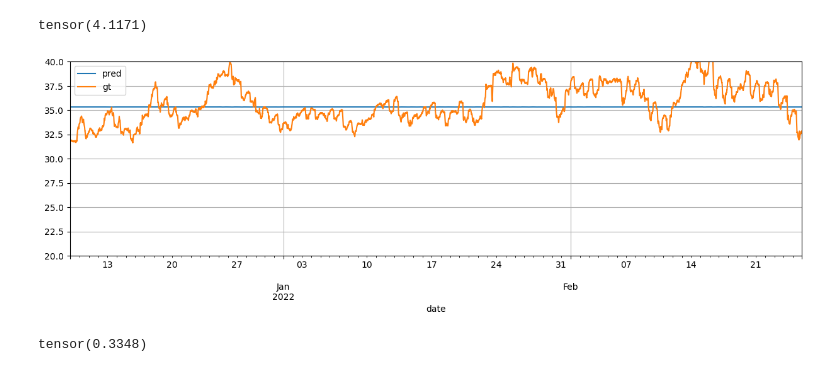
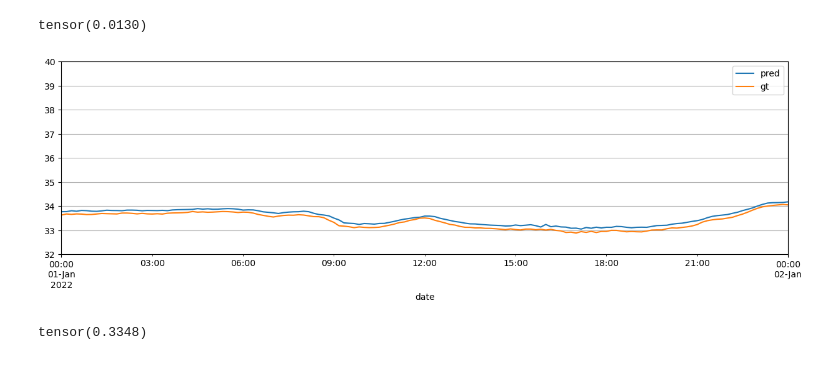
Before and after one commit to xsjk/ART1425-Project, a Jupyter notebook: eval-simulation.ipynb, the cells around one changed output. Saved outputs shown, nothing was run; the diff lists cells and outputs as text; code cells hidden in the pictures.

Commit message:
find the optimal parameters for sec_back_t

```diff
--- a/eval-simulation.ipynb
+++ b/eval-simulation.ipynb
@@ -20,20 +20,21 @@ def plot(pred, gt, xlim=None, ylim=(20, 40)):
             grid=True
         )
 # %%
-sec_back_t_model = simulation.MLPModel.load_from_checkpoint('lightning_logs/version_0/checkpoints/epoch=263-step=29304.ckpt')
+sec_back_t_model = simulation.MLPModel.load_from_checkpoint('lightning_logs/version_11/checkpoints/epoch=680-step=75591.ckpt')
 
 sec_back_t_model.eval()
 with torch.no_grad():
     sec_back_t_pred = sec_back_t_model(preprocess.X_sec_back_t.to(sec_back_t_model.device)).cpu().squeeze()
 
 plot(
     sec_back_t_pred,
     preprocess.y_sec_back_t,
-    # xlim=('2022-1-1', '2022-1-2')
+    xlim=('2022-1-1', '2022-1-2'),
+    ylim=(32, 40)
 )
 # %% [output]
-tensor(4.1171)
+tensor(0.0130)
-[figure, old version]
+[figure, new version]
 # %%
 indoor_model = simulation.MLPModel.load_from_checkpoint('lightning_logs/version_6/checkpoints/epoch=682-step=75813.ckpt')
 
```
Also changed, not shown: 1 other file.
